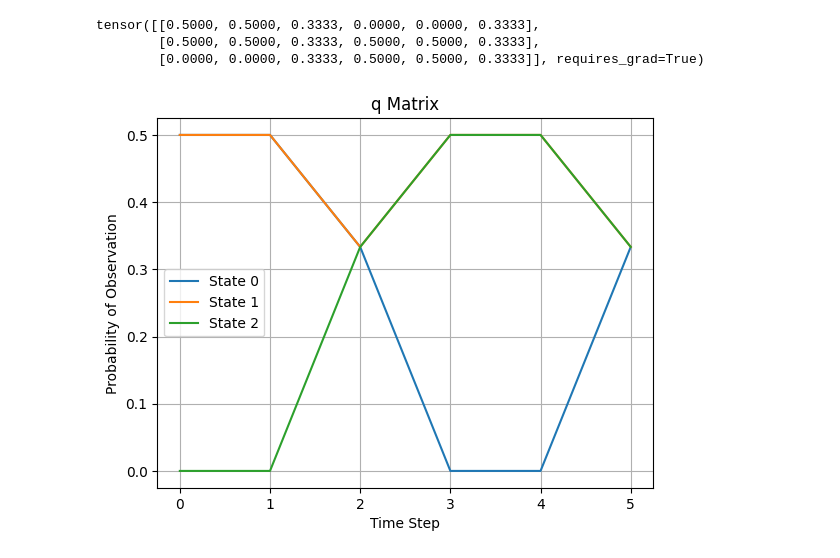
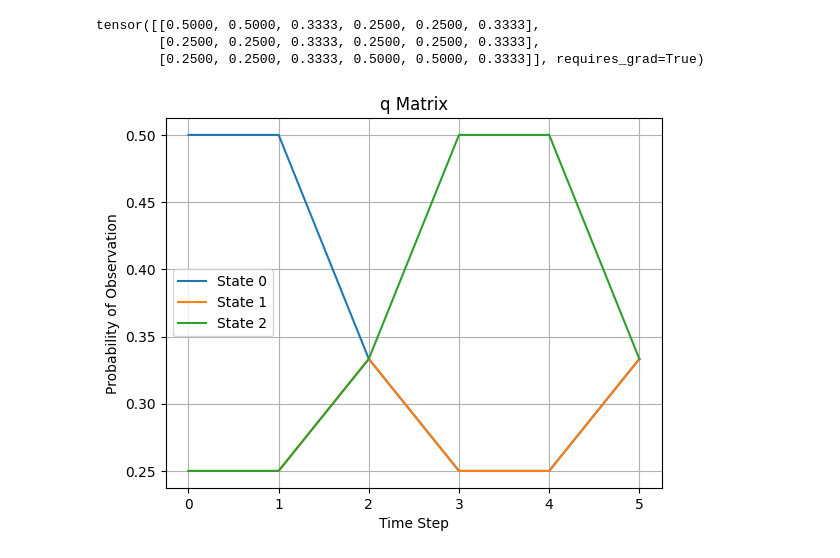
Before and after one commit to jcao0715/hsmm, a Jupyter notebook: hsmm_torch.ipynb, the cells around one changed output. Cells and saved outputs as stored; diff of their text form; code cells hidden in the pictures.

```diff
--- a/hsmm_torch.ipynb
+++ b/hsmm_torch.ipynb
@@ -2,45 +2,43 @@
 import torch
 import numpy as np
 import matplotlib.pyplot as plt
-
-# torch.autograd.set_detect_anomaly(True)
 
 states = torch.tensor([0, 1, 2])
 Transition = torch.tensor([[0, 1/2, 1/2],
                            [1/2, 0, 1/2],
                            [1/2, 1/2, 0]])
 obs = torch.tensor([0, 0, 2, 1, 1, 2])
-Observation = torch.tensor([[1/2, 0, 1/3, 1/2],
-                            [1/2, 1/2, 1/3, 1/2],
-                            [0, 1/2, 1/3, 0]])
+Observation = torch.tensor([[1/2, 1/4, 1/3],
+                            [1/4, 1/4, 1/3],
+                            [1/4, 1/2, 1/3]])
 Duration = torch.tensor([[1, 0, 0],
                          [0, 1, 0],
                          [0, 0, 1]])
 # %%
 def q_matrix(obs, Observation):
-    return Observation[:, obs].clone().detach().requires_grad_(True)
+    return Observation[:, obs].requires_grad_(True)
 
 q = q_matrix(obs, Observation)
 print(q)
 
 # plot
 time_steps = range(len(obs))
 plt.figure()
 for state in states:
     probs = [q[state][i].detach().numpy() for i in range(len(obs))]
     plt.plot(time_steps, probs, label=f"State {state}")
 
 plt.xlabel('Time Step')
 plt.ylabel('Probability of Observation')
 plt.title('q Matrix')
 plt.legend()
 plt.grid(True)
 plt.show()
 # %% [output]
-tensor([[0.5000, 0.5000, 0.3333, 0.0000, 0.0000, 0.3333],
-        [0.5000, 0.5000, 0.3333, 0.5000, 0.5000, 0.3333],
-        [0.0000, 0.0000, 0.3333, 0.5000, 0.5000, 0.3333]], requires_grad=True)
+tensor([[0.5000, 0.5000, 0.3333, 0.2500, 0.2500, 0.3333],
+        [0.2500, 0.2500, 0.3333, 0.2500, 0.2500, 0.3333],
+        [0.2500, 0.2500, 0.3333, 0.5000, 0.5000, 0.3333]], requires_grad=True)
-[figure, old version]
+[figure, new version]
 # %%
 def matrix_mult_factor(log_alpha_row, Transition):
     alpha_row = torch.exp(log_alpha_row)
```
Also changed, not shown: parts of 5 cells of this notebook.
